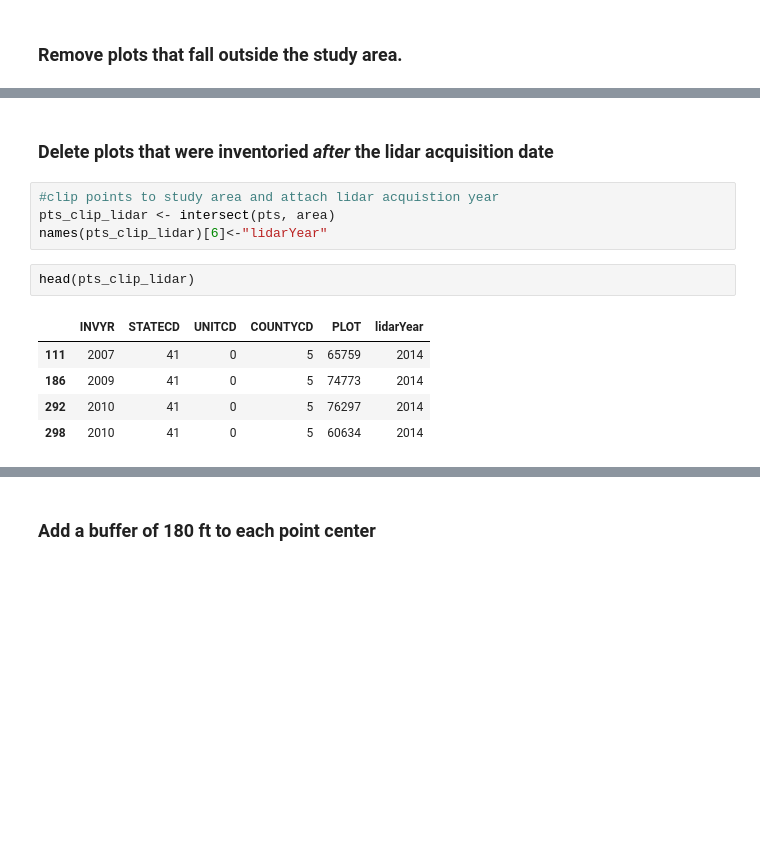
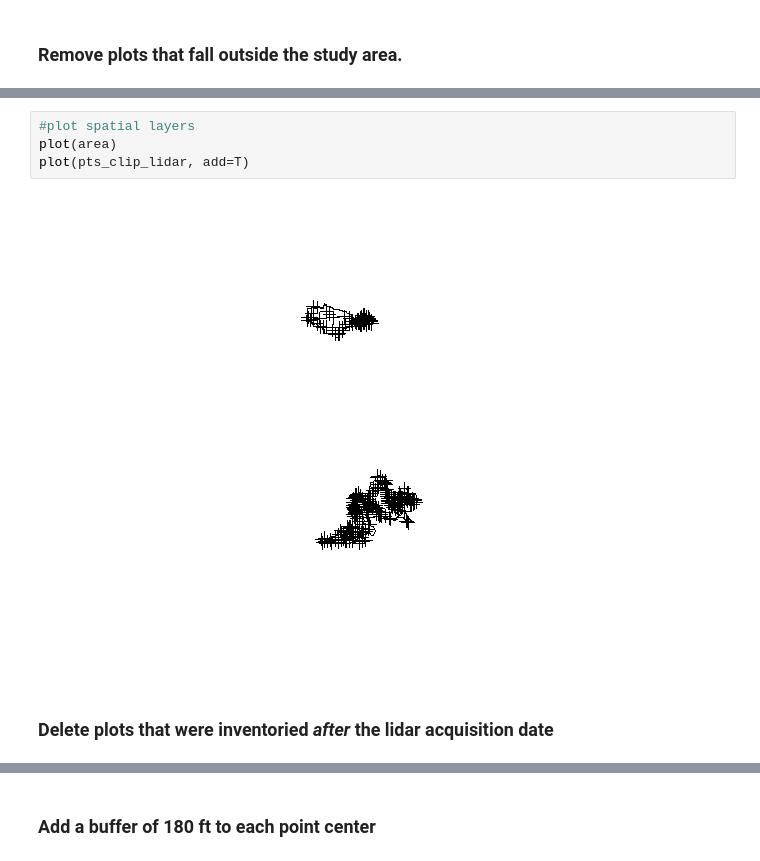
Before and after one commit to Ecotrust/ForestMapping, a Jupyter notebook: ForestMappingMetrics_GIS.ipynb, the cells around one changed output, grey strips where cells are left out. Cells and saved outputs as stored; diff of their text form; blank space fills up the shorter version.

```diff
--- a/ForestMappingMetrics_GIS.ipynb
+++ b/ForestMappingMetrics_GIS.ipynb
@@ -86,17 +94,11 @@ plot(pts, add=T)
+# %%
+#plot spatial layers
+plot(area)
+plot(pts_clip_lidar, add=T)
+# %% [output]
+[figure, added]
 # %% [markdown]
 ### Delete plots that were inventoried *after* the lidar acquisition date
-# %%
-#clip points to study area and attach lidar acquistion year
-pts_clip_lidar <- intersect(pts, area)
-names(pts_clip_lidar)[6]<-"lidarYear"
-# %%
-head(pts_clip_lidar)
-# %% [output]
-|  | INVYR | STATECD | UNITCD | COUNTYCD | PLOT | lidarYear |
-| 111 | 2007 | 41 | 0 | 5 | 65759 | 2014 |
-| 186 | 2009 | 41 | 0 | 5 | 74773 | 2014 |
-| 292 | 2010 | 41 | 0 | 5 | 76297 | 2014 |
-| 298 | 2010 | 41 | 0 | 5 | 60634 | 2014 |
 # %%
 #delete plots with inventory year > lidar acquistion year
 pts_clip_lidar_filter <- pts_clip_lidar[pts_clip_lidar$lidarYear > pts_clip_lidar$INVYR, ]
```
Also changed, not shown: parts of 21 cells of this notebook, 16 other files.
